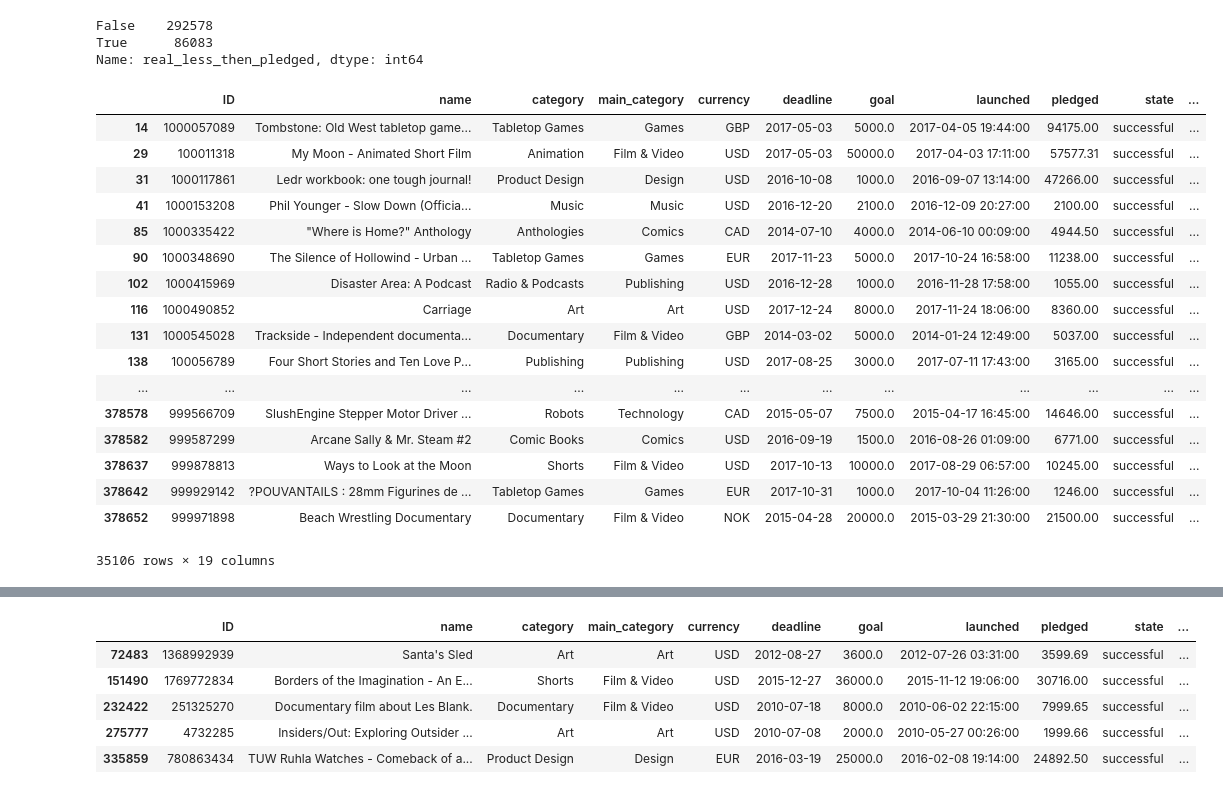
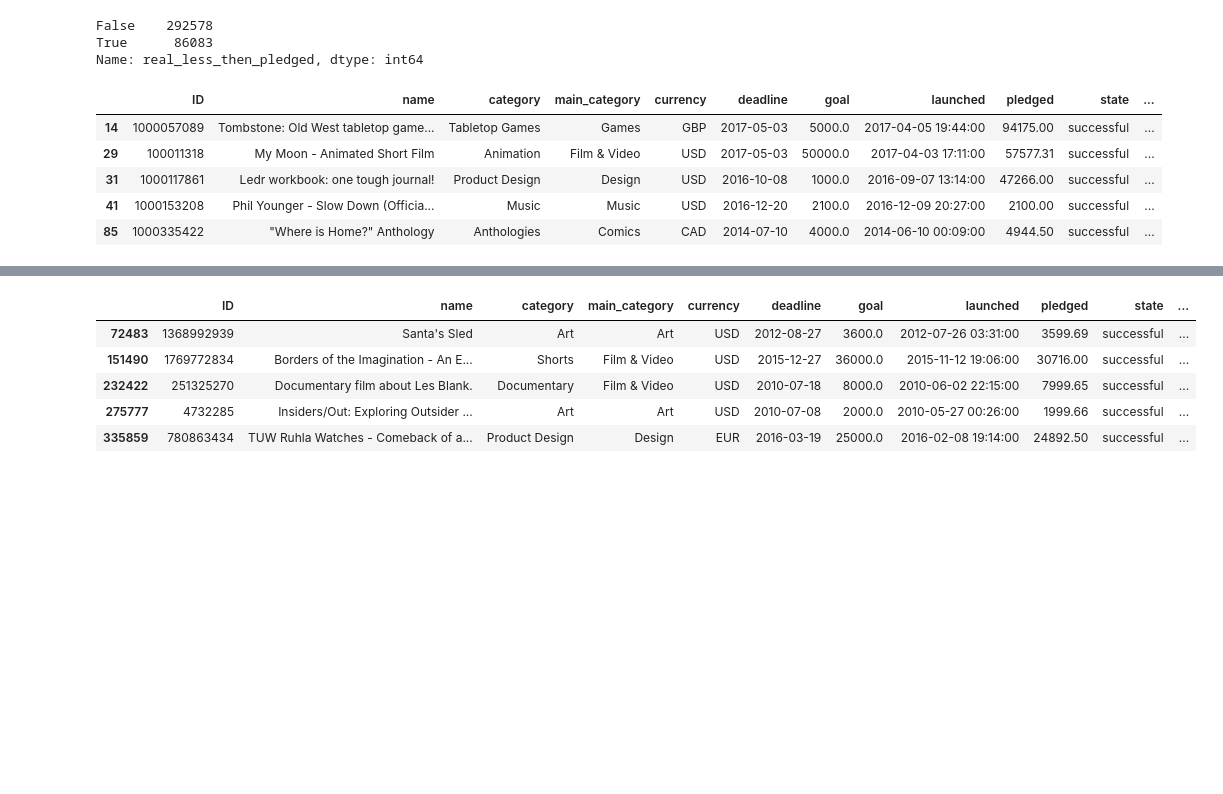
Before and after one commit to sagarvadher/KickstarterSuccessRatePredicton, a Jupyter notebook: Kickstarter.ipynb, the cells around one changed output, grey strips where cells are left out. Cells and saved outputs as stored; diff of their text form; code cells hidden in the pictures; blank space fills up the shorter version.

```diff
--- a/Kickstarter.ipynb
+++ b/Kickstarter.ipynb
@@ -296,24 +296,12 @@ False    292578
 True      86083
 Name: real_less_then_pledged, dtype: int64
 # %%
-df[(df.state == 'successful') & (df.real_less_then_pledged == True)]
+df[(df.state == 'successful') & (df.real_less_then_pledged == True)].head()
 # %% [output]
 |  | ID | name | category | main_category | currency | deadline | goal | launched | pledged | state | ... |
 | 14 | 1000057089 | Tombstone: Old West tabletop game... | Tabletop Games | Games | GBP | 2017-05-03 | 5000.0 | 2017-04-05 19:44:00 | 94175.00 | successful | ... |
 | 29 | 100011318 | My Moon - Animated Short Film | Animation | Film & Video | USD | 2017-05-03 | 50000.0 | 2017-04-03 17:11:00 | 57577.31 | successful | ... |
 | 31 | 1000117861 | Ledr workbook: one tough journal! | Product Design | Design | USD | 2016-10-08 | 1000.0 | 2016-09-07 13:14:00 | 47266.00 | successful | ... |
 | 41 | 1000153208 | Phil Younger - Slow Down (Officia... | Music | Music | USD | 2016-12-20 | 2100.0 | 2016-12-09 20:27:00 | 2100.00 | successful | ... |
 | 85 | 1000335422 | "Where is Home?" Anthology | Anthologies | Comics | CAD | 2014-07-10 | 4000.0 | 2014-06-10 00:09:00 | 4944.50 | successful | ... |
-| 90 | 1000348690 | The Silence of Hollowind - Urban ... | Tabletop Games | Games | EUR | 2017-11-23 | 5000.0 | 2017-10-24 16:58:00 | 11238.00 | successful | ... |
-| 102 | 1000415969 | Disaster Area: A Podcast | Radio & Podcasts | Publishing | USD | 2016-12-28 | 1000.0 | 2016-11-28 17:58:00 | 1055.00 | successful | ... |
-| 116 | 1000490852 | Carriage | Art | Art | USD | 2017-12-24 | 8000.0 | 2017-11-24 18:06:00 | 8360.00 | successful | ... |
-| 131 | 1000545028 | Trackside - Independent documenta... | Documentary | Film & Video | GBP | 2014-03-02 | 5000.0 | 2014-01-24 12:49:00 | 5037.00 | successful | ... |
-| 138 | 100056789 | Four Short Stories and Ten Love P... | Publishing | Publishing | USD | 2017-08-25 | 3000.0 | 2017-07-11 17:43:00 | 3165.00 | successful | ... |
-| ... | ... | ... | ... | ... | ... | ... | ... | ... | ... | ... | ... |
-| 378578 | 999566709 | SlushEngine Stepper Motor Driver ... | Robots | Technology | CAD | 2015-05-07 | 7500.0 | 2015-04-17 16:45:00 | 14646.00 | successful | ... |
-| 378582 | 999587299 | Arcane Sally & Mr. Steam #2 | Comic Books | Comics | USD | 2016-09-19 | 1500.0 | 2016-08-26 01:09:00 | 6771.00 | successful | ... |
-| 378637 | 999878813 | Ways to Look at the Moon | Shorts | Film & Video | USD | 2017-10-13 | 10000.0 | 2017-08-29 06:57:00 | 10245.00 | successful | ... |
-| 378642 | 999929142 | ?POUVANTAILS : 28mm Figurines de ... | Tabletop Games | Games | EUR | 2017-10-31 | 1000.0 | 2017-10-04 11:26:00 | 1246.00 | successful | ... |
-| 378652 | 999971898 | Beach Wrestling Documentary | Documentary | Film & Video | NOK | 2015-04-28 | 20000.0 | 2015-03-29 21:30:00 | 21500.00 | successful | ... |
-35106 rows × 19 columns
 # %%
```
Also changed, not shown: parts of 4 cells of this notebook.
